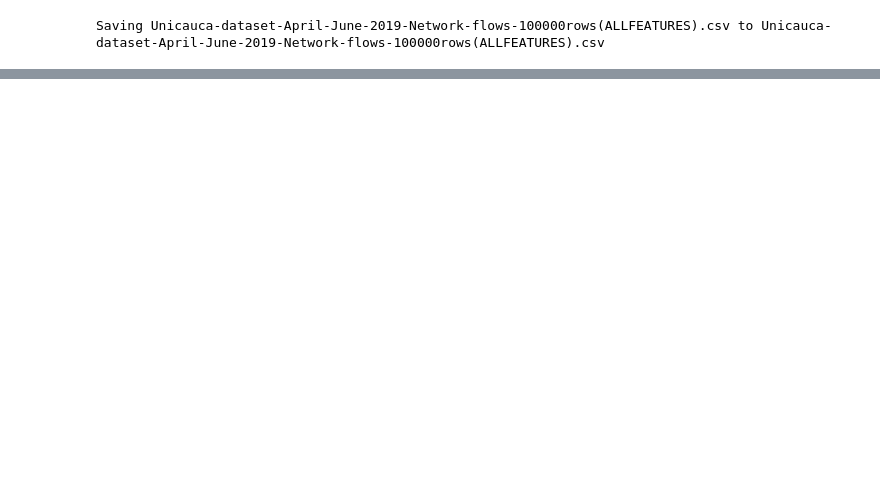
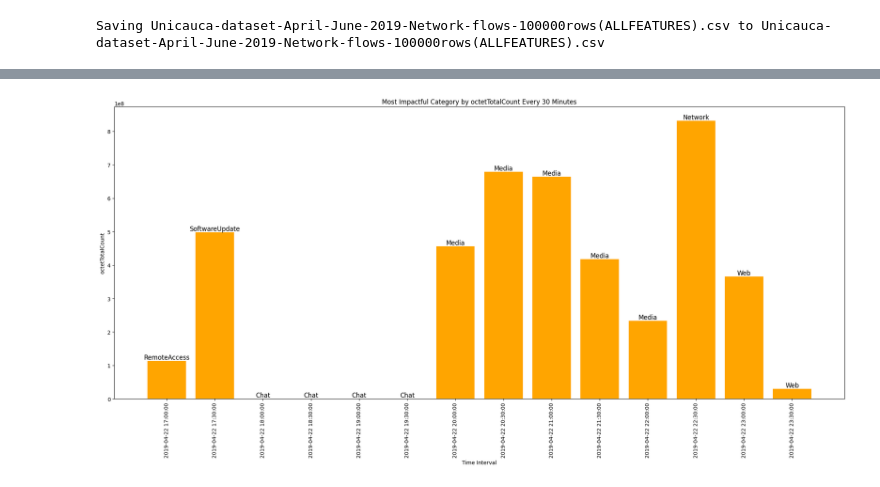
Before and after one commit to samer-glitch/Leveraging-Machine-Learning-for-Identifying-and-Classifying-Cyber-Threats-in-Network-Environments, a Jupyter notebook: Volume Analysis.ipynb, the cells around one changed output, grey strips where cells are left out. Cells and saved outputs as stored; diff of their text form; code cells hidden in the pictures; blank space fills up the shorter version.

```diff
--- a/Volume Analysis.ipynb
+++ b/Volume Analysis.ipynb
@@ -370,0 +262,51 @@ plt.show()
+# %%
+"""'''
+The goal of this code is to visualize the most impactful categories based on octetTotalCount (the total number of bytes) in each 30-minute interval within a dataset. It creates a bar chart where each bar represents the octetTotalCount for a specific time interval, colored in orange. On top of each bar, the code adds a label indicating the category associated with that bar's octetTotalCount.
+
+The significance of this visualization lies in:
+
+- Identifying Peak Usage: By showing the octetTotalCount in regular intervals, the plot helps identify periods of high data transfer, which are critical for understanding network load and peak usage times.
+
+- Category Analysis: Adding category labels to each bar allows for quick identification of which categories contribute most to the data transfer volume at different times, offering insights into the nature of the network traffic.
+
+- Operational Planning: Knowing which categories dominate network traffic and when can assist in capacity planning, network optimization, and setting Quality of Service (QoS) policies tailored to specific categories or times of day.
+
+- Performance Monitoring: The visualization serves as a tool for monitoring network performance and the impact of specific categories on the overall network health, guiding decisions on infrastructure upgrades or adjustments.
+'''"""
+import pandas as pd
+import matplotlib.pyplot as plt
+
+# Load the dataset
+df = pd.read_csv('Unicauca-dataset-April-June-2019-Network-flows-100000rows(ALLFEATURES).csv', low_memory=False)
+
+# First, ensure 'flowStart' is set as the index if it's not already
+df['flowStart'] = pd.to_datetime(df['flowStart'], unit='s')
+df.set_index('flowStart', inplace=True)
+
+# Example of grouping by 'category' (or other relevant features) and resampling every 30 minutes
+grouped = df.groupby(['category']).resample('30T').agg({'octetTotalCount': 'sum'}).reset_index()
+
+# Now, to define max_octet_category, you might want to find the category with the maximum 'octetTotalCount' for each interval
+# This is a placeholder operation - you'll need to adjust it based on how you define "most impactful"
+max_octet_category = grouped.loc[grouped.groupby('flowStart')['octetTotalCount'].idxmax()]
+
+# Assuming 'time_bin' in your original question refers to these 30-minute intervals, which might be directly 'flowStart' here
+max_octet_category['time_bin'] = max_octet_category['flowStart']
+
+# Now max_octet_category is defined, and you can proceed with plotting
+plt.figure(figsize=(20, 10))
+bars = plt.bar(max_octet_category['time_bin'].astype(str), max_octet_category['octetTotalCount'], color='orange')
+
+# Add labels to each bar
+for bar, label in zip(bars, max_octet_category['category']):
+    yval = bar.get_height()
+    plt.text(bar.get_x() + bar.get_width() / 2, yval, label, ha='center', va='bottom', fontsize=12)
+
+plt.xticks(rotation=90)
+plt.xlabel('Time Interval')
+plt.ylabel('octetTotalCount')
+plt.title('Most Impactful Category by octetTotalCount Every 30 Minutes')
+plt.tight_layout()
+plt.show()
+# %% [output]
+[figure, added]
```
Also changed, not shown: parts of 13 cells of this notebook.
